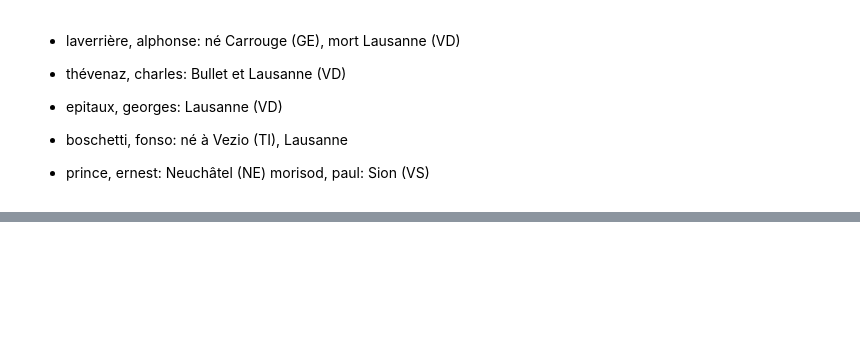
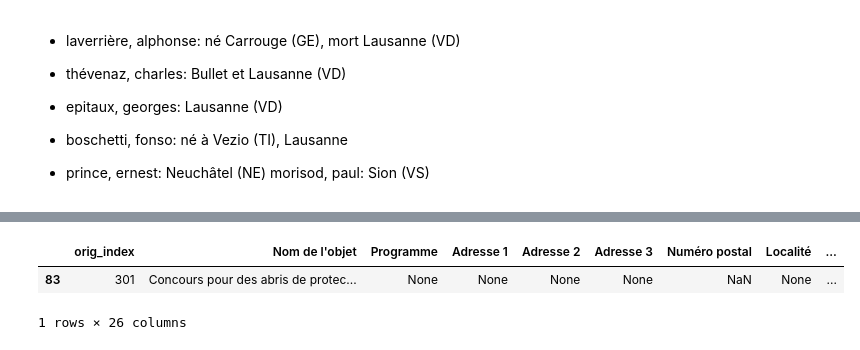
Before and after one commit to ccpfoye/SwissArchitectureCompetitions, a Jupyter notebook: networks_stats.ipynb, the cells around one changed output, grey strips where cells are left out. Drawn from its saved outputs; the diff is of its cells as text; code cells hidden in the pictures; blank space fills up the shorter version.

```diff
--- a/networks_stats.ipynb
+++ b/networks_stats.ipynb
@@ -153,0 +168,6 @@ plot_entropy_vs_birth(authors_list)
+# %%
+ds[ds["Canton"].apply(lambda s: s if isinstance(s, str) else "unknown").str.startswith("& ")]
+# %% [output]
+|  | orig_index | Nom de l'objet | Programme | Adresse 1 | Adresse 2 | Adresse 3 | Numéro postal | Localité | ... |
+| 83 | 301 | Concours pour des abris de protec... | None | None | None | None | NaN | None | ... |
+1 rows × 26 columns
```
Also changed, not shown: parts of 7 cells of this notebook.
